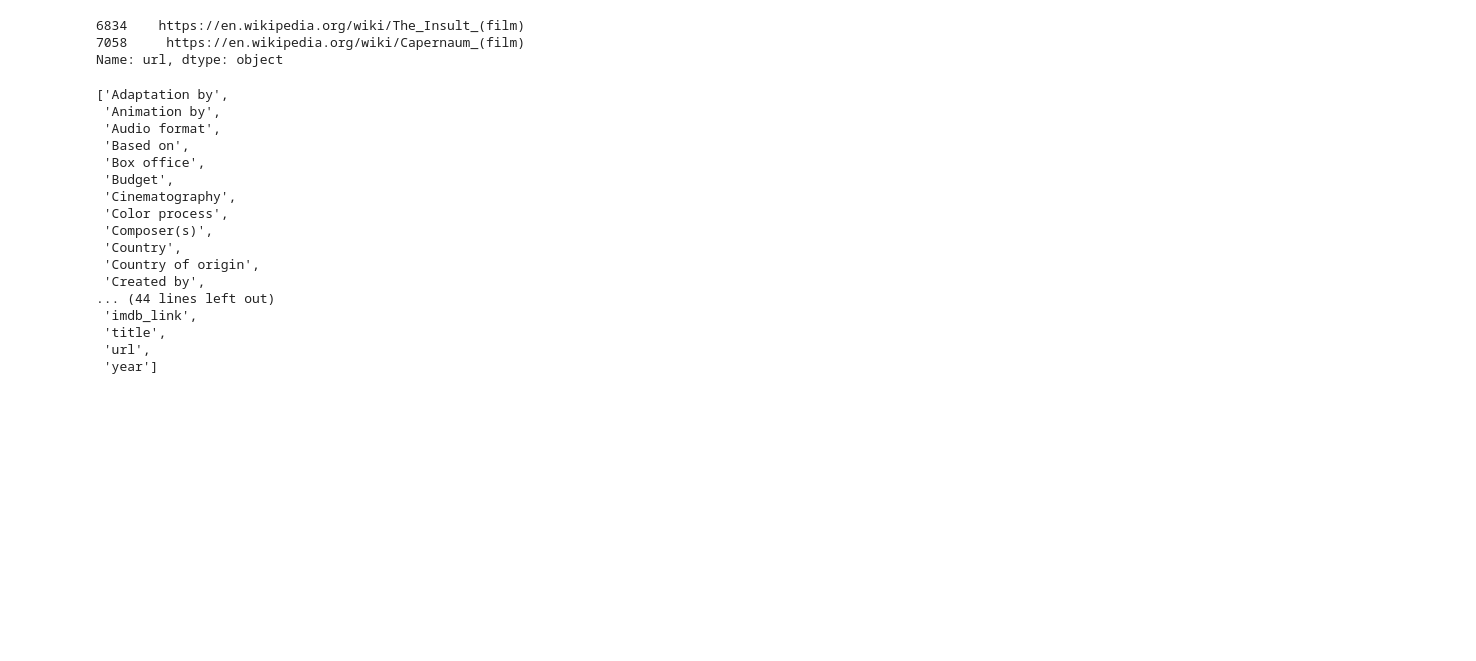
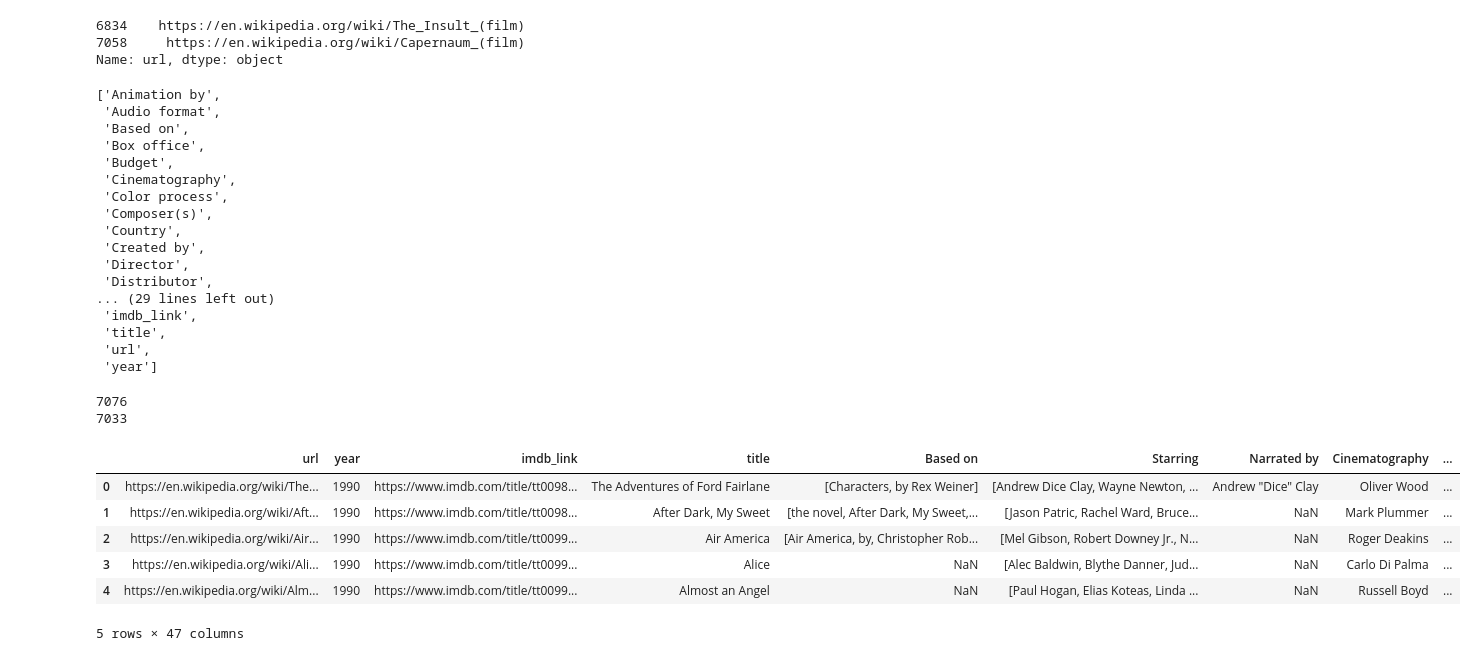
Before and after one commit to benpeyton76/Movies-ETL, a Jupyter notebook: Movies-ETL/Movies-ETL.ipynb, the cells around one changed output. Cells and saved outputs as stored; diff of their text form; code cells hidden in the pictures; blank space fills up the shorter version.

```diff
--- a/Movies-ETL/Movies-ETL.ipynb
+++ b/Movies-ETL/Movies-ETL.ipynb
@@ -199,6 +199,30 @@ def clean_movie(movie):
     if len(alt_titles) > 0:
           movie["alt_titles"] = alt_titles
 
+    # merge column names
+    def change_column_name(old_name, new_name):
+        if old_name in movie:
+            movie[new_name] = movie.pop(old_name)
+    change_column_name("Adaptation by", "Writer(s)")
+    change_column_name("Country of origin", "Country")
+    change_column_name("Directed by", "Director")
+    change_column_name("Distributed by", "Distributor")
+    change_column_name("Edited by", "Editor(s)")
+    change_column_name("Length", "Running time")
+    change_column_name("Original release", "Release date")
+    change_column_name("Music by", "Composer(s)")
+    change_column_name("Produced by", "Producer(s)")
+    change_column_name("Producer", "Producer(s)")
+    change_column_name("Productioncompanies", "Production company(s)")
+    change_column_name("Productioncompany", "Production company(s)")
+    change_column_name("Released", "Release Date")
+    change_column_name("Release Date", "Release date")
+    change_column_name("Screen story by", "Writer(s)")
+    change_column_name("Screenplay by", "Writer(s)")
+    change_column_name("Story by", "Writer(s)")
+    change_column_name("Theme music composer", "Composer(s)")
+    change_column_name("Written by", "Writer(s)")
+
     return movie
 # %%
 # List of cleaned movies with a list comprehension
@@ -208,8 +232,7 @@ clean_movies = [clean_movie(movie) for movie in wiki_movies]
 wiki_movies_df = pd.DataFrame(clean_movies)
 sorted(wiki_movies_df.columns.tolist())
 # %% [output]
-['Adaptation by',
- 'Animation by',
+['Animation by',
  'Audio format',
  'Based on',
  'Box office',
@@ -218,10 +241,27 @@ sorted(wiki_movies_df.columns.tolist())
  'Color process',
  'Composer(s)',
  'Country',
- 'Country of origin',
  'Created by',
-... (44 lines left out)
+ 'Director',
+ 'Distributor',
+... (29 lines left out)
  'imdb_link',
  'title',
  'url',
  'year']
+# %%
+wiki_movies_df['imdb_id'] = wiki_movies_df['imdb_link'].str.extract(r'(tt\d{7})')
+print(len(wiki_movies_df))
+wiki_movies_df.drop_duplicates(subset='imdb_id', inplace=True)
+print(len(wiki_movies_df))
+wiki_movies_df.head()
+# %% [output]
+7076
+7033
+|  | url | year | imdb_link | title | Based on | Starring | Narrated by | Cinematography | ... |
+| 0 | https://en.wikipedia.org/wiki/The... | 1990 | https://www.imdb.com/title/tt0098... | The Adventures of Ford Fairlane | [Characters, by Rex Weiner] | [Andrew Dice Clay, Wayne Newton, ... | Andrew "Dice" Clay | Oliver Wood | ... |
+| 1 | https://en.wikipedia.org/wiki/Aft... | 1990 | https://www.imdb.com/title/tt0098... | After Dark, My Sweet | [the novel, After Dark, My Sweet,... | [Jason Patric, Rachel Ward, Bruce... | NaN | Mark Plummer | ... |
+| 2 | https://en.wikipedia.org/wiki/Air... | 1990 | https://www.imdb.com/title/tt0099... | Air America | [Air America, by, Christopher Rob... | [Mel Gibson, Robert Downey Jr., N... | NaN | Roger Deakins | ... |
+| 3 | https://en.wikipedia.org/wiki/Ali... | 1990 | https://www.imdb.com/title/tt0099... | Alice | NaN | [Alec Baldwin, Blythe Danner, Jud... | NaN | Carlo Di Palma | ... |
+| 4 | https://en.wikipedia.org/wiki/Alm... | 1990 | https://www.imdb.com/title/tt0099... | Almost an Angel | NaN | [Paul Hogan, Elias Koteas, Linda ... | NaN | Russell Boyd | ... |
+5 rows × 47 columns
```
Also changed, not shown: parts of 1 cell of this notebook.
